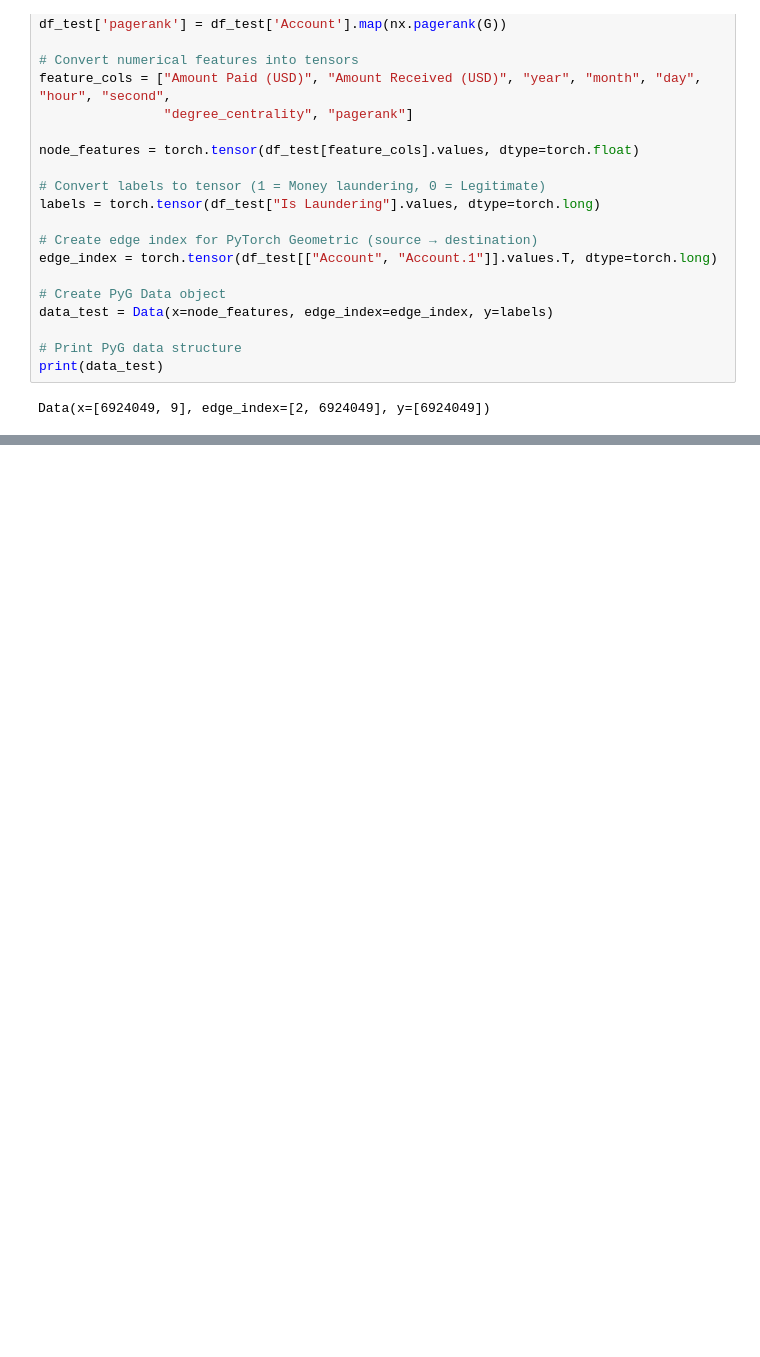
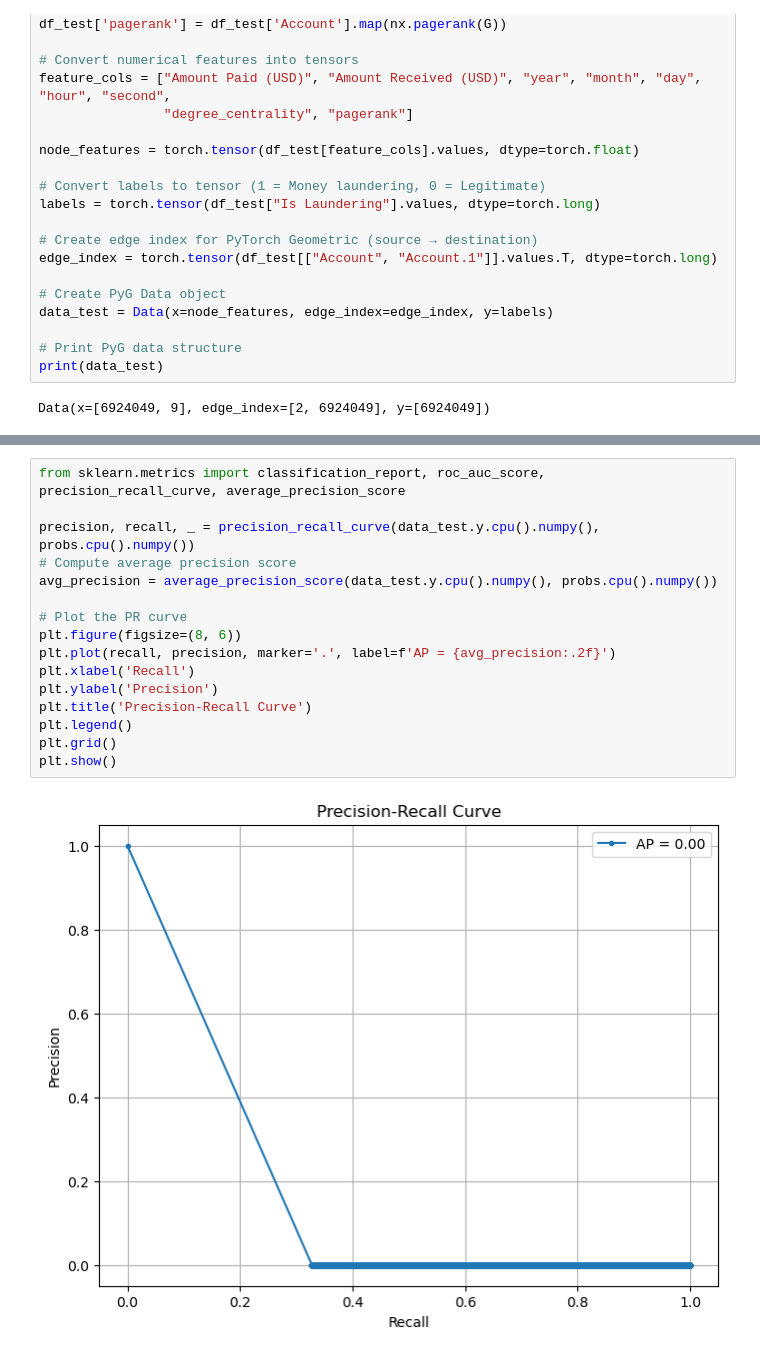
Before and after one commit to engie4800/dsi-capstone-spring-2025-TD-anti-money-laundering, a Jupyter notebook: Code/notebooks/Abhitay/IBM/vanilla-models-GNN-Arch1.ipynb, the cells around one changed output, grey strips where cells are left out. Drawn from its saved outputs; the diff is of its cells as text; blank space fills up the shorter version.

```diff
--- a/Code/notebooks/Abhitay/IBM/vanilla-models-GNN-Arch1.ipynb
+++ b/Code/notebooks/Abhitay/IBM/vanilla-models-GNN-Arch1.ipynb
@@ -336,0 +337,18 @@ plt.show()
+# %%
+from sklearn.metrics import classification_report, roc_auc_score, precision_recall_curve, average_precision_score
+
+precision, recall, _ = precision_recall_curve(data_test.y.cpu().numpy(), probs.cpu().numpy())
+# Compute average precision score
+avg_precision = average_precision_score(data_test.y.cpu().numpy(), probs.cpu().numpy())
+
+# Plot the PR curve
+plt.figure(figsize=(8, 6))
+plt.plot(recall, precision, marker='.', label=f'AP = {avg_precision:.2f}')
+plt.xlabel('Recall')
+plt.ylabel('Precision')
+plt.title('Precision-Recall Curve')
+plt.legend()
+plt.grid()
+plt.show()
+# %% [output]
+[figure, added]
```
Also changed, not shown: parts of 3 cells of this notebook, 1 other file.
